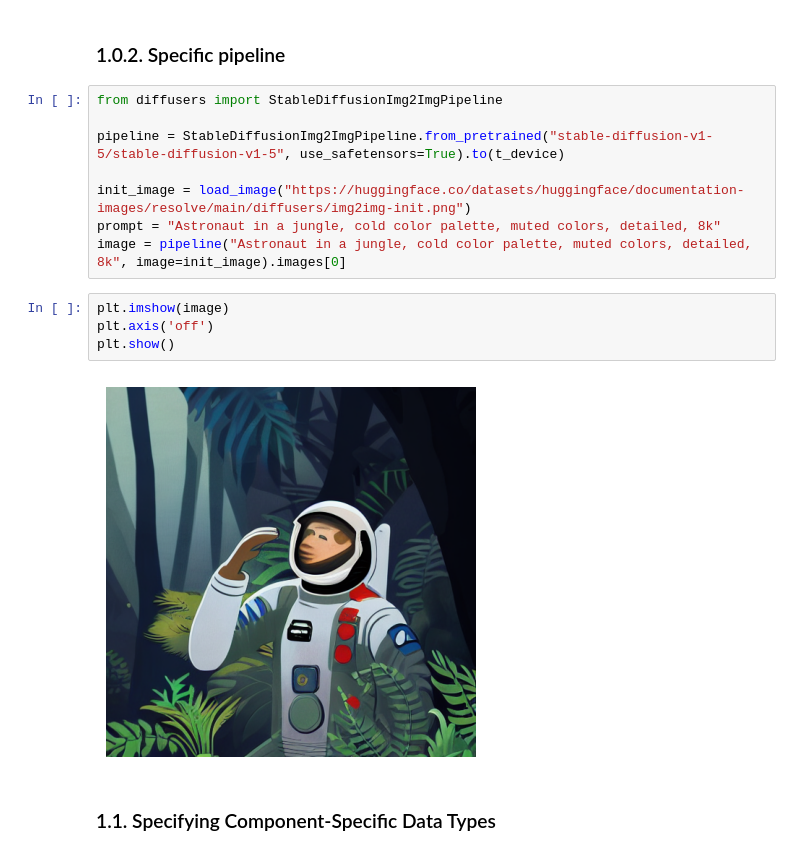
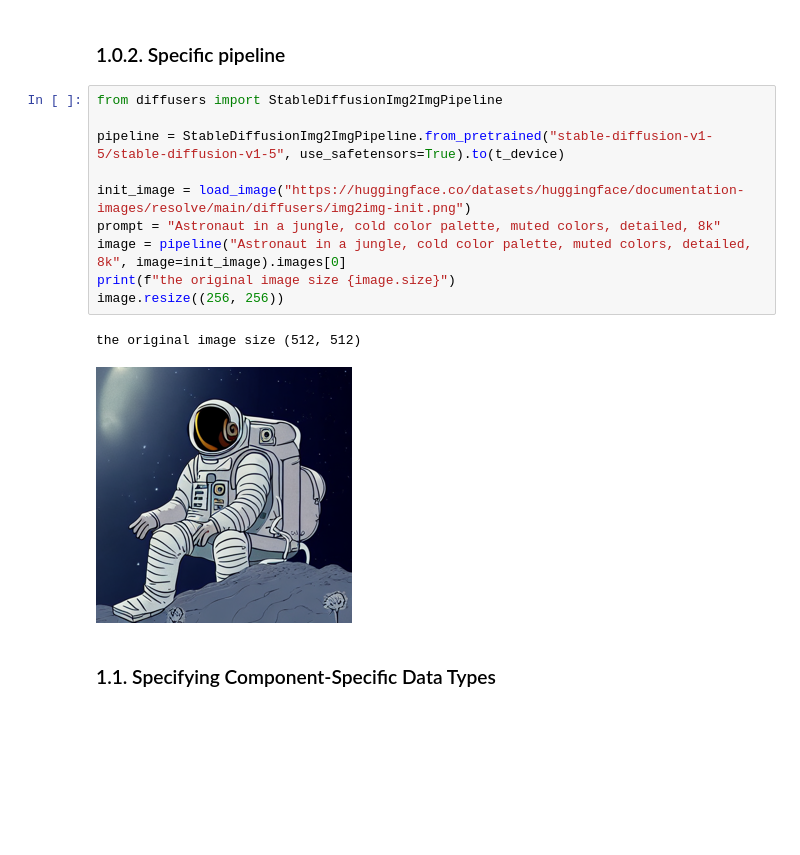
Before and after one commit to hyunjaeKang/CV_Playgrounds, a Jupyter notebook: 2DCV/HF_Diffusion/03.1.Load_pipelines.ipynb, the cells around one changed output. Cells and saved outputs as stored; diff of their text form; blank space fills up the shorter version.

```diff
--- a/2DCV/HF_Diffusion/03.1.Load_pipelines.ipynb
+++ b/2DCV/HF_Diffusion/03.1.Load_pipelines.ipynb
@@ -49,17 +47,16 @@ plt.show()
 # %%
 from diffusers import StableDiffusionImg2ImgPipeline
 
 pipeline = StableDiffusionImg2ImgPipeline.from_pretrained("stable-diffusion-v1-5/stable-diffusion-v1-5", use_safetensors=True).to(t_device)
 
 init_image = load_image("https://huggingface.co/datasets/huggingface/documentation-images/resolve/main/diffusers/img2img-init.png")
 prompt = "Astronaut in a jungle, cold color palette, muted colors, detailed, 8k"
 image = pipeline("Astronaut in a jungle, cold color palette, muted colors, detailed, 8k", image=init_image).images[0]
+print(f"the original image size {image.size}")
+image.resize((256, 256))
+# %% [output]
+the original image size (512, 512)
+[figure, added]
-# %%
-plt.imshow(image)
-plt.axis('off')
-plt.show()
-# %% [output]
-[figure, removed]
 # %% [markdown]
 ### 1.1. Specifying Component-Specific Data Types
 # %%
```
Also changed, not shown: parts of 10 cells of this notebook, 2 other files.
